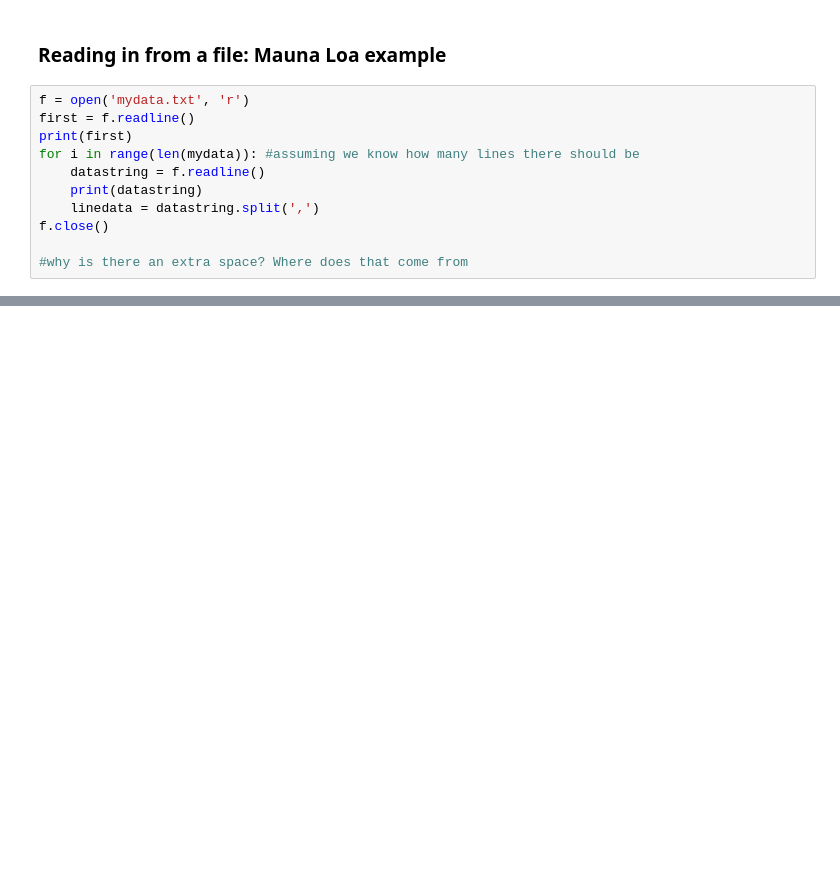
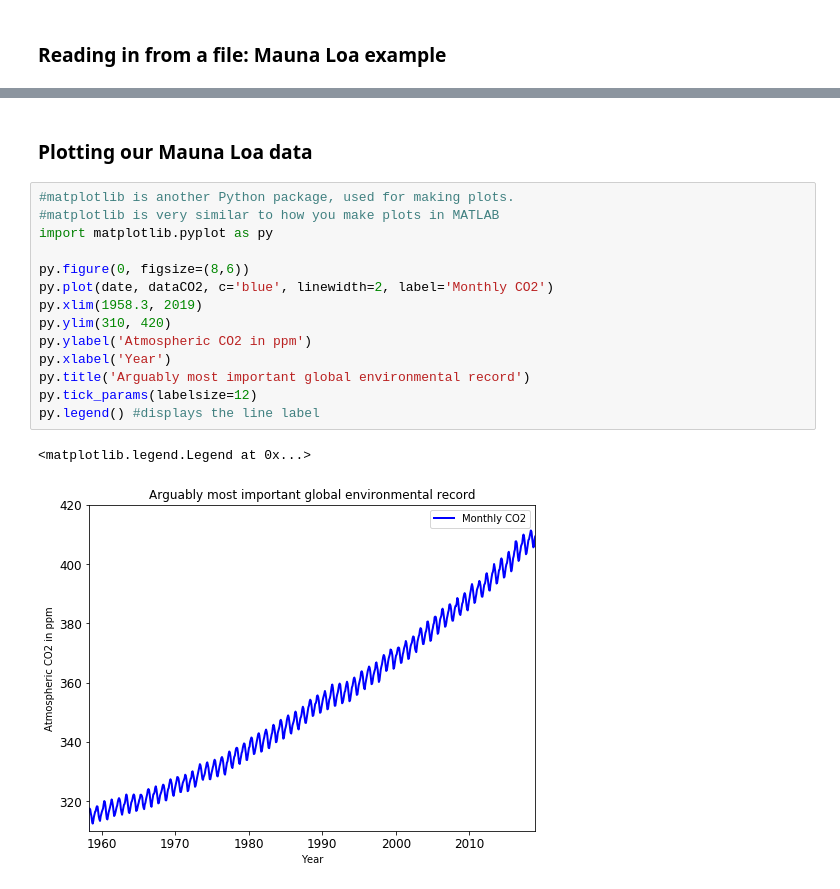
Before and after one commit to scoffiel/ess118_python_reference, a Jupyter notebook: 1_intro.ipynb, the cells around one changed output, grey strips where cells are left out. Drawn from its saved outputs; the diff is of its cells as text; blank space fills up the shorter version.

```diff
--- a/1_intro.ipynb
+++ b/1_intro.ipynb
@@ -277,14 +277,3 @@ f.close()
 #in the curly brackets you can specify d for int or f for float
 # %% [markdown]
 ### Reading in from a file: Mauna Loa example
-# %%
-f = open('mydata.txt', 'r')
-first = f.readline()
-print(first)
-for i in range(len(mydata)): #assuming we know how many lines there should be
-    datastring = f.readline()
-    print(datastring)
-    linedata = datastring.split(',')
-f.close()
-
-#why is there an extra space? Where does that come from
@@ -304,0 +331,19 @@ These are my very important data
+# %% [markdown]
+### Plotting our Mauna Loa data
+# %%
+#matplotlib is another Python package, used for making plots.
+#matplotlib is very similar to how you make plots in MATLAB
+import matplotlib.pyplot as py
+
+py.figure(0, figsize=(8,6))
+py.plot(date, dataCO2, c='blue', linewidth=2, label='Monthly CO2')
+py.xlim(1958.3, 2019)
+py.ylim(310, 420)
+py.ylabel('Atmospheric CO2 in ppm')
+py.xlabel('Year')
+py.title('Arguably most important global environmental record')
+py.tick_params(labelsize=12)
+py.legend() #displays the line label
+# %% [output]
+<matplotlib.legend.Legend at 0x...>
+[figure, added]
```
Also changed, not shown: parts of 2 cells of this notebook.
